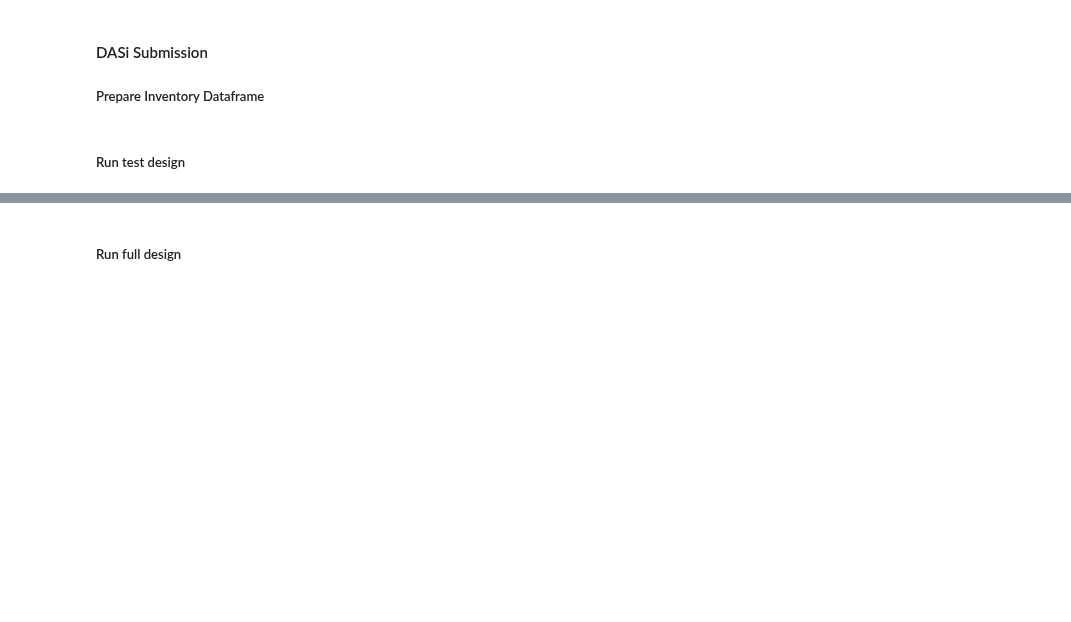
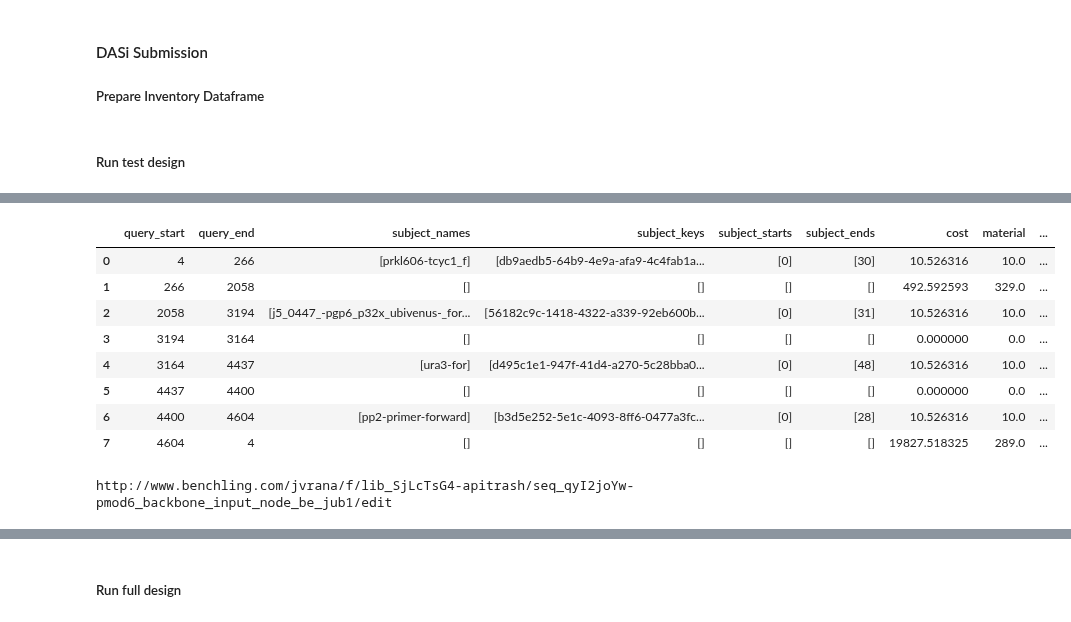
Before and after one commit to jvrana/aqbuildtools, a Jupyter notebook: examples/Stage1_SubmitDASi.ipynb, the cells around one changed output, grey strips where cells are left out. Cells and saved outputs as stored; diff of their text form; code cells hidden in the pictures; blank space fills up the shorter version.

```diff
--- a/examples/SubmitDASi.ipynb
+++ b/examples/Stage1_SubmitDASi.ipynb
@@ -170,0 +194,32 @@ def run_design(inv_df: pd.DataFrame, records: List[SeqRecord],
+# %%
+test_design.to_df()[1]
+# %% [output]
+|  | query_start | query_end | subject_names | subject_keys | subject_starts | subject_ends | cost | material | ... |
+| 0 | 4 | 266 | [prkl606-tcyc1_f] | [db9aedb5-64b9-4e9a-afa9-4c4fab1a... | [0] | [30] | 10.526316 | 10.0 | ... |
+| 1 | 266 | 2058 | [] | [] | [] | [] | 492.592593 | 329.0 | ... |
+| 2 | 2058 | 3194 | [j5_0447_-pgp6_p32x_ubivenus-_for... | [56182c9c-1418-4322-a339-92eb600b... | [0] | [31] | 10.526316 | 10.0 | ... |
+| 3 | 3194 | 3164 | [] | [] | [] | [] | 0.000000 | 0.0 | ... |
+| 4 | 3164 | 4437 | [ura3-for] | [d495c1e1-947f-41d4-a270-5c28bba0... | [0] | [48] | 10.526316 | 10.0 | ... |
+| 5 | 4437 | 4400 | [] | [] | [] | [] | 0.000000 | 0.0 | ... |
+| 6 | 4400 | 4604 | [pp2-primer-forward] | [b3d5e252-5e1c-4093-8ff6-0477a3fc... | [0] | [28] | 10.526316 | 10.0 | ... |
+| 7 | 4604 | 4 | [] | [] | [] | [] | 19827.518325 | 289.0 | ... |
+# %%
+record = records[0]
+import webbrowser
+
+def to_benchling(record, folder_id):
+    data = convert(record, to="benchling_dna_json")
+    data['folder_id'] = folder_id
+    seq = benchling.DNASequence.load(data)
+    return seq
+
+def dna_open(record, folder_name='APITrash'):
+    seq = to_benchling(record, benchling.Folder.find_by_name('APITrash').id)
+    seq.save()
+    url = 'http://www.benchling.com' + seq.url
+    print(url)
+    webbrowser.open(url)
+
+dna_open(record)
+# %% [output]
+http://www.benchling.com/jvrana/f/lib_SjLcTsG4-apitrash/seq_qyI2joYw-pmod6_backbone_input_node_be_jub1/edit
```
Also changed, not shown: parts of 16 cells of this notebook, 38 other files.
